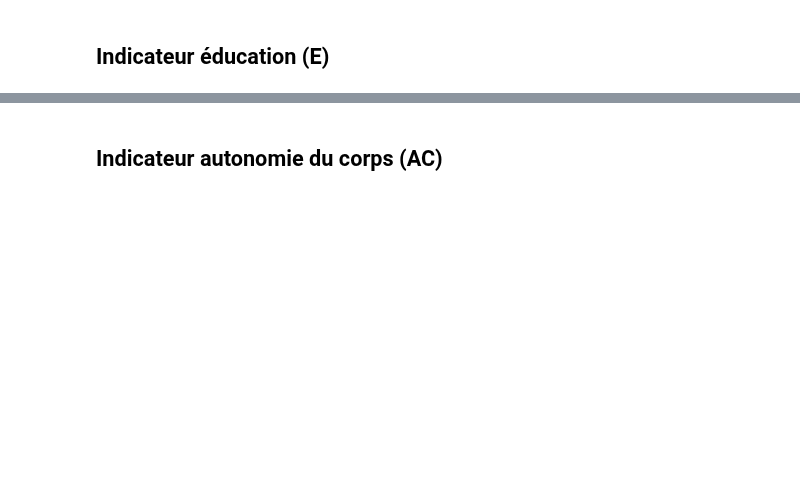
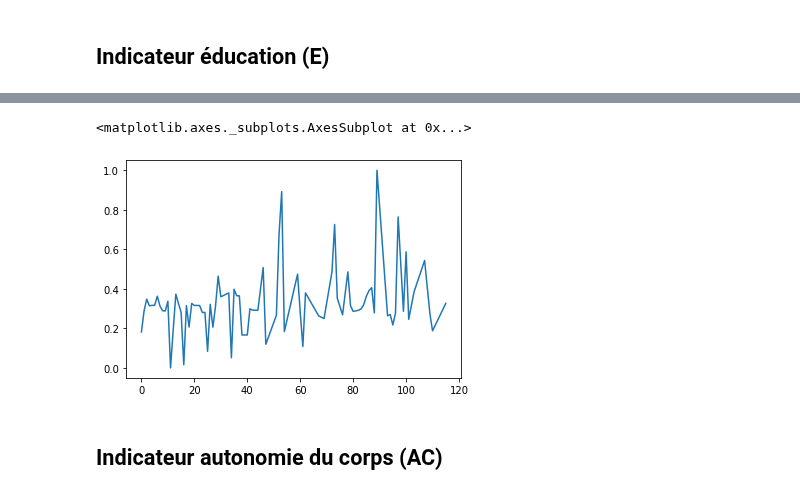
Before and after one commit to cmllbll/Gender-Inequalities-and-Development, a Jupyter notebook: création indicateurs fertilité et situation économiquee.ipynb, the cells around one changed output, grey strips where cells are left out. Drawn from its saved outputs; the diff is of its cells as text; code cells hidden in the pictures; blank space fills up the shorter version.

Commit message:
Update indicateurs

```diff
--- a/création indicateurs fertilité et situation économiquee.ipynb
+++ b/création indicateurs fertilité et situation économiquee.ipynb
@@ -455,0 +876,5 @@ df_etude_sup.head(5)
+# %%
+df_education2["Ratio women on men ado out school"]= df_education2["Adolescents s share out of school, female"]/df_education2["Adolescents s share out of school, male"]
+df_education2["Ratio women on men children out school"]= df_education2["Children s share out of school, female"]/df_education2["Children s share out of school, male"]
+df_education2["Ratio women on men completed primary"]= df_education2["Women who completed primary"]/df_education2["Men who completed primary"]
+df_education2
@@ -455,0 +929,7 @@ df_etude_sup.head(5)
+# %%
+df_education2["ratio ado desco indicator"] = df_education2["Ratio women on men ado out school"]/df_education2["Ratio women on men ado out school"].max()
+df_education2["ratio children desco indicator"] = df_education2["Ratio women on men children out school"]/df_education2["Ratio women on men children out school"].max()
+df_education2["ratio primary completion rate indicator"] = df_education2["Ratio women on men completed primary"]/df_education2["Ratio women on men completed primary"].max()
+# %%
+#Création de l'indicateur à l'aide des coefficients de pondération
+df_education2["Indicateur education"] = 1/20 * df_education2["ratio ado desco indicator"] + 1/20 * df_education2["ratio children desco indicator"] + 18/20 * df_education2["ratio primary completion rate indicator"]
@@ -455,0 +952,4 @@ df_etude_sup.head(5)
+# %%
+#On échelonne les valeurs entre 0 et 1
+df_education2["Indicateur education"]=(df_education2["Indicateur education"]-df_education2["Indicateur education"].min())/(df_education2["Indicateur education"].max()-df_education2["Indicateur education"].min())
+df_education2[["Country Code", "Indicateur education"]]
@@ -456,3 +970,8 @@ df_etude_sup.head(5)
+# %%
+df_education2["Indicateur education"].plot()
+# %% [output]
+<matplotlib.axes._subplots.AxesSubplot at 0x...>
+[figure, added]
 # %% [markdown]
 ## Indicateur autonomie du corps (AC)
 # %%
```
Also changed, not shown: parts of 52 cells of this notebook, 1 other file.
